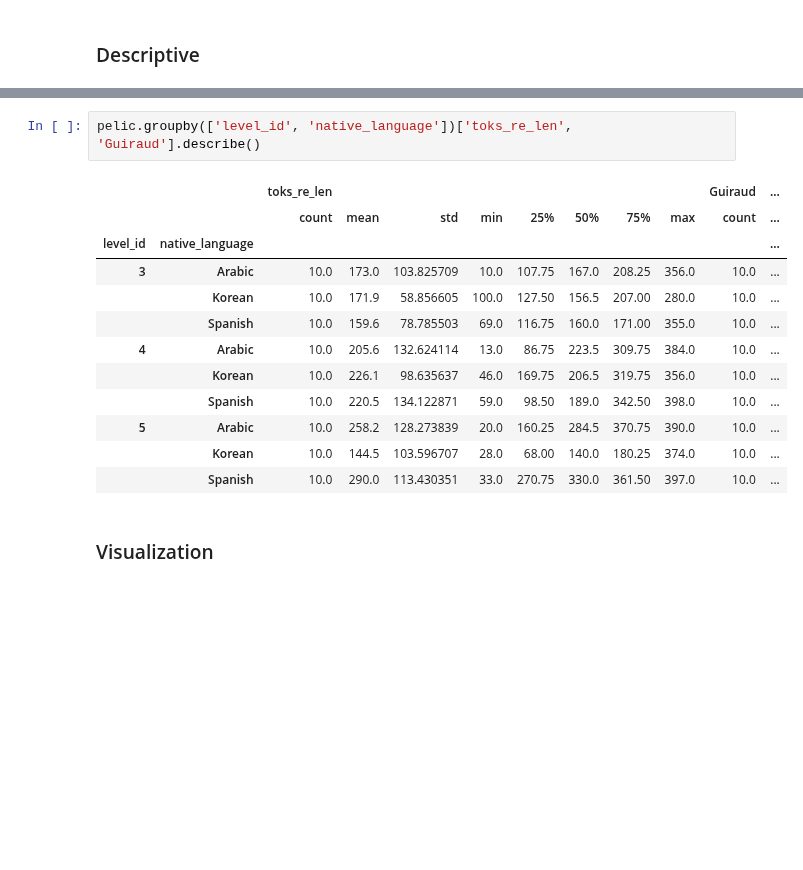
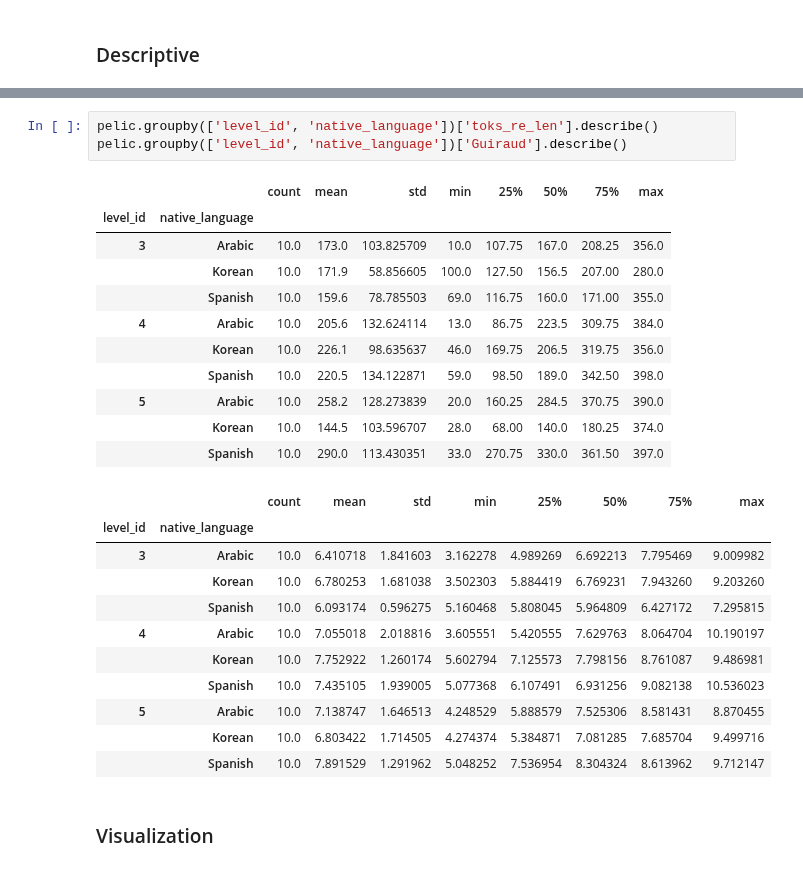
Before and after one commit to Data-Science-for-Linguists-2019/ESL-Article-Acquisition, a Jupyter notebook: analysis/stats.ipynb, the cells around one changed output, grey strips where cells are left out. Drawn from its saved outputs; the diff is of its cells as text; blank space fills up the shorter version.

```diff
--- a/analysis/stats.ipynb
+++ b/analysis/stats.ipynb
@@ -33,18 +39,29 @@ balc.groupby('Level')['token_count', 'Guiraud'].describe()
 # %%
-pelic.groupby(['level_id', 'native_language'])['toks_re_len', 'Guiraud'].describe()
+pelic.groupby(['level_id', 'native_language'])['toks_re_len'].describe()
+pelic.groupby(['level_id', 'native_language'])['Guiraud'].describe()
 # %% [output]
-|  |  | toks_re_len |  |  |  |  |  |  |  | Guiraud | ... |
-|  |  | count | mean | std | min | 25% | 50% | 75% | max | count | ... |
-| level_id | native_language |  |  |  |  |  |  |  |  |  | ... |
-| 3 | Arabic | 10.0 | 173.0 | 103.825709 | 10.0 | 107.75 | 167.0 | 208.25 | 356.0 | 10.0 | ... |
-|  | Korean | 10.0 | 171.9 | 58.856605 | 100.0 | 127.50 | 156.5 | 207.00 | 280.0 | 10.0 | ... |
-|  | Spanish | 10.0 | 159.6 | 78.785503 | 69.0 | 116.75 | 160.0 | 171.00 | 355.0 | 10.0 | ... |
-| 4 | Arabic | 10.0 | 205.6 | 132.624114 | 13.0 | 86.75 | 223.5 | 309.75 | 384.0 | 10.0 | ... |
-|  | Korean | 10.0 | 226.1 | 98.635637 | 46.0 | 169.75 | 206.5 | 319.75 | 356.0 | 10.0 | ... |
-|  | Spanish | 10.0 | 220.5 | 134.122871 | 59.0 | 98.50 | 189.0 | 342.50 | 398.0 | 10.0 | ... |
-| 5 | Arabic | 10.0 | 258.2 | 128.273839 | 20.0 | 160.25 | 284.5 | 370.75 | 390.0 | 10.0 | ... |
-|  | Korean | 10.0 | 144.5 | 103.596707 | 28.0 | 68.00 | 140.0 | 180.25 | 374.0 | 10.0 | ... |
-|  | Spanish | 10.0 | 290.0 | 113.430351 | 33.0 | 270.75 | 330.0 | 361.50 | 397.0 | 10.0 | ... |
+|  |  | count | mean | std | min | 25% | 50% | 75% | max |
+| level_id | native_language |  |  |  |  |  |  |  |  |
+| 3 | Arabic | 10.0 | 173.0 | 103.825709 | 10.0 | 107.75 | 167.0 | 208.25 | 356.0 |
+|  | Korean | 10.0 | 171.9 | 58.856605 | 100.0 | 127.50 | 156.5 | 207.00 | 280.0 |
+|  | Spanish | 10.0 | 159.6 | 78.785503 | 69.0 | 116.75 | 160.0 | 171.00 | 355.0 |
+| 4 | Arabic | 10.0 | 205.6 | 132.624114 | 13.0 | 86.75 | 223.5 | 309.75 | 384.0 |
+|  | Korean | 10.0 | 226.1 | 98.635637 | 46.0 | 169.75 | 206.5 | 319.75 | 356.0 |
+|  | Spanish | 10.0 | 220.5 | 134.122871 | 59.0 | 98.50 | 189.0 | 342.50 | 398.0 |
+| 5 | Arabic | 10.0 | 258.2 | 128.273839 | 20.0 | 160.25 | 284.5 | 370.75 | 390.0 |
+|  | Korean | 10.0 | 144.5 | 103.596707 | 28.0 | 68.00 | 140.0 | 180.25 | 374.0 |
+|  | Spanish | 10.0 | 290.0 | 113.430351 | 33.0 | 270.75 | 330.0 | 361.50 | 397.0 |
+|  |  | count | mean | std | min | 25% | 50% | 75% | max |
+| level_id | native_language |  |  |  |  |  |  |  |  |
+| 3 | Arabic | 10.0 | 6.410718 | 1.841603 | 3.162278 | 4.989269 | 6.692213 | 7.795469 | 9.009982 |
+|  | Korean | 10.0 | 6.780253 | 1.681038 | 3.502303 | 5.884419 | 6.769231 | 7.943260 | 9.203260 |
+|  | Spanish | 10.0 | 6.093174 | 0.596275 | 5.160468 | 5.808045 | 5.964809 | 6.427172 | 7.295815 |
+| 4 | Arabic | 10.0 | 7.055018 | 2.018816 | 3.605551 | 5.420555 | 7.629763 | 8.064704 | 10.190197 |
+|  | Korean | 10.0 | 7.752922 | 1.260174 | 5.602794 | 7.125573 | 7.798156 | 8.761087 | 9.486981 |
+|  | Spanish | 10.0 | 7.435105 | 1.939005 | 5.077368 | 6.107491 | 6.931256 | 9.082138 | 10.536023 |
+| 5 | Arabic | 10.0 | 7.138747 | 1.646513 | 4.248529 | 5.888579 | 7.525306 | 8.581431 | 8.870455 |
+|  | Korean | 10.0 | 6.803422 | 1.714505 | 4.274374 | 5.384871 | 7.081285 | 7.685704 | 9.499716 |
+|  | Spanish | 10.0 | 7.891529 | 1.291962 | 5.048252 | 7.536954 | 8.304324 | 8.613962 | 9.712147 |
 # %% [markdown]
 ### Visualization
 # %% [markdown]
```
Also changed, not shown: parts of 1 cell of this notebook, 6 other files.
